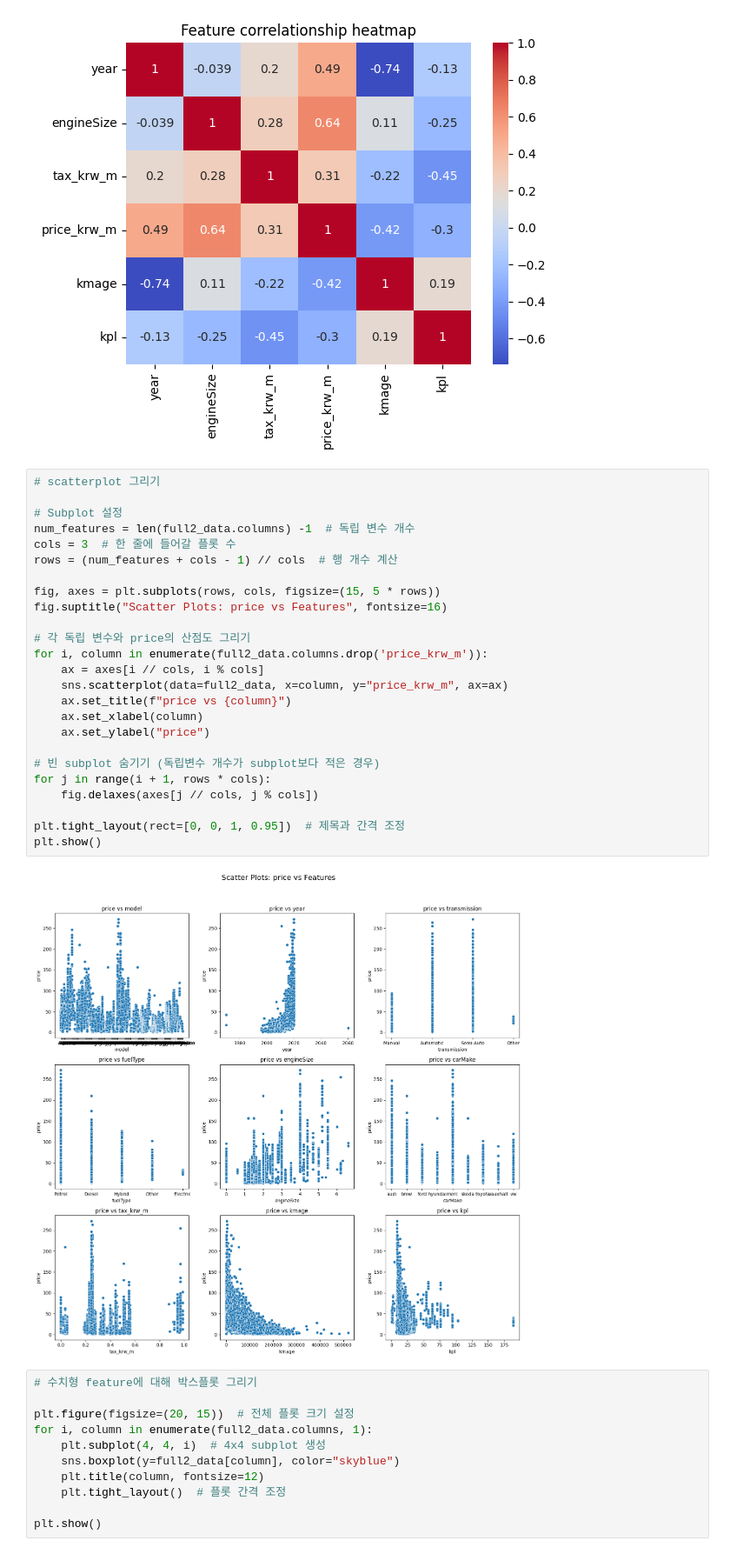
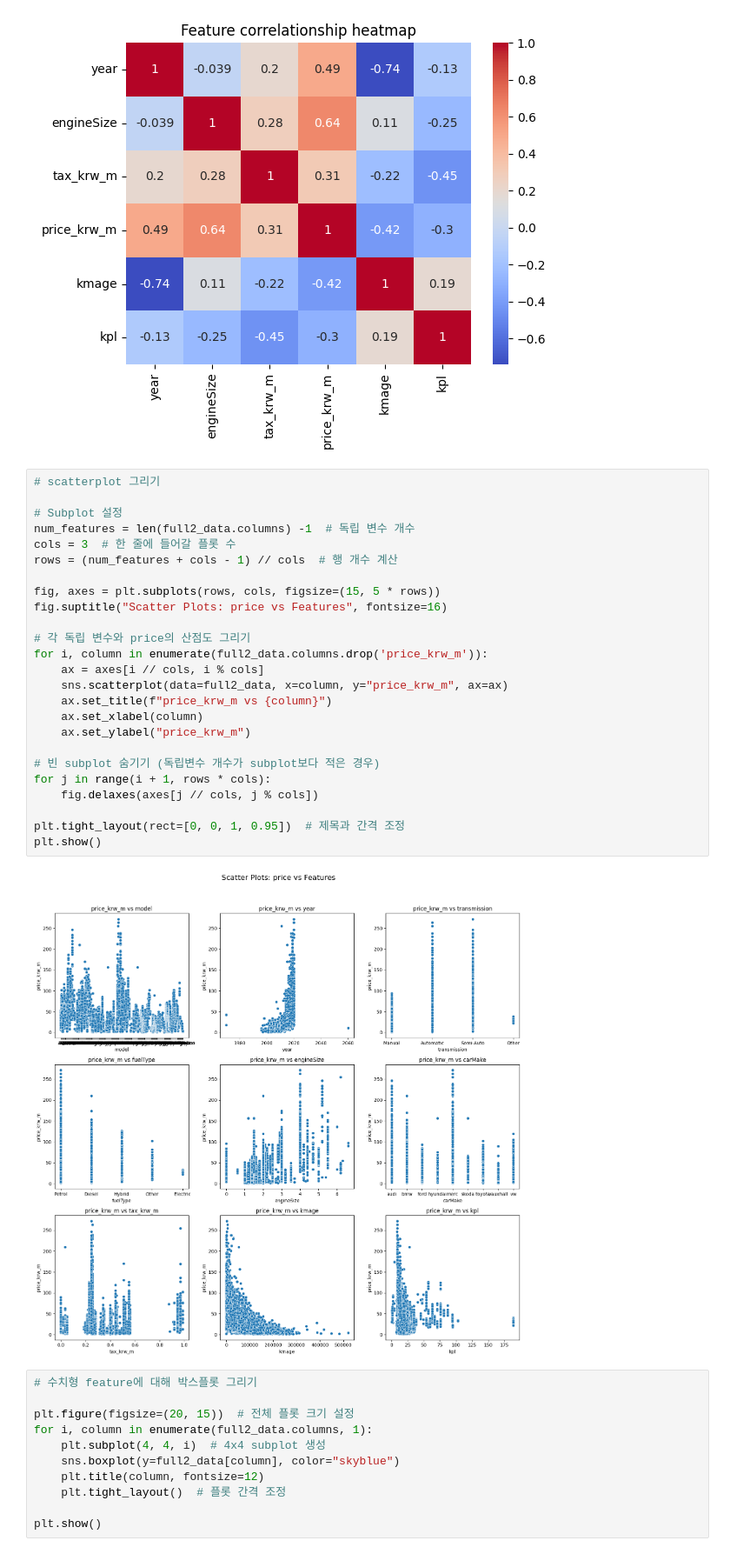
Before and after one commit to parkgunha/Chagawa_project, a Jupyter notebook: 건하_통합코드.ipynb, the cells around one changed output. Shown at 87% size. Saved outputs shown, nothing was run; the diff lists cells and outputs as text.

```diff
--- a/건하_통합코드.ipynb
+++ b/건하_통합코드.ipynb
@@ -205,30 +205,30 @@ plt.show()
 # %%
 # scatterplot 그리기
 
 # Subplot 설정
 num_features = len(full2_data.columns) -1  # 독립 변수 개수
 cols = 3  # 한 줄에 들어갈 플롯 수
 rows = (num_features + cols - 1) // cols  # 행 개수 계산
 
 fig, axes = plt.subplots(rows, cols, figsize=(15, 5 * rows))
 fig.suptitle("Scatter Plots: price vs Features", fontsize=16)
 
 # 각 독립 변수와 price의 산점도 그리기
 for i, column in enumerate(full2_data.columns.drop('price_krw_m')):
     ax = axes[i // cols, i % cols]
     sns.scatterplot(data=full2_data, x=column, y="price_krw_m", ax=ax)
-    ax.set_title(f"price vs {column}")
+    ax.set_title(f"price_krw_m vs {column}")
     ax.set_xlabel(column)
-    ax.set_ylabel("price")
+    ax.set_ylabel("price_krw_m")
 
 # 빈 subplot 숨기기 (독립변수 개수가 subplot보다 적은 경우)
 for j in range(i + 1, rows * cols):
     fig.delaxes(axes[j // cols, j % cols])
 
 plt.tight_layout(rect=[0, 0, 1, 0.95])  # 제목과 간격 조정
 plt.show()
 # %% [output]
-[figure, old version]
+[figure, new version]
 # %%
 # 수치형 feature에 대해 박스플롯 그리기
 
```
